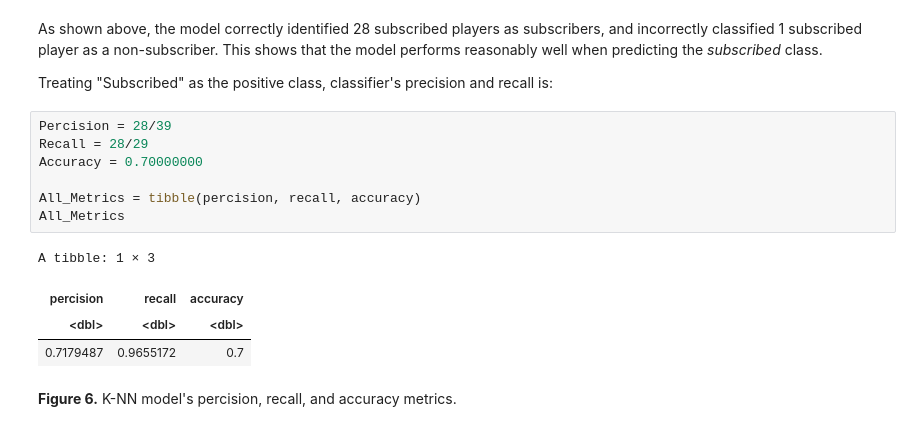
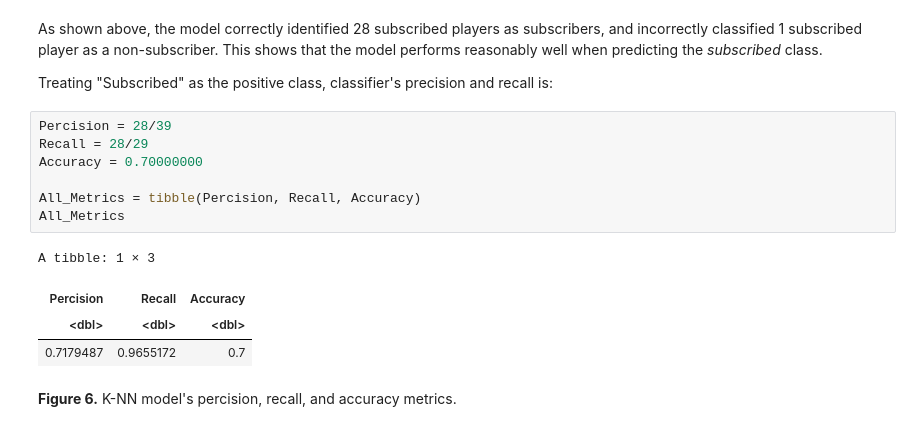
Before and after one commit to Aylin-Ab/dsci100-2025w1-group27, a Jupyter notebook: Group27-Project.ipynb, the cells around one changed output. Drawn from its saved outputs; the diff is of its cells as text.

```diff
--- a/Group27-Project.ipynb
+++ b/Group27-Project.ipynb
@@ -371,13 +377,13 @@ Treating "Subscribed" as the positive class, classifier's precision and recall i
 # %%
 Percision = 28/39
 Recall = 28/29
 Accuracy = 0.70000000
 
-All_Metrics = tibble(percision, recall, accuracy)
+All_Metrics = tibble(Percision, Recall, Accuracy)
 All_Metrics
 # %% [output]
 A tibble: 1 × 3
-| percision | recall | accuracy |
+| Percision | Recall | Accuracy |
 | <dbl> | <dbl> | <dbl> |
 | 0.7179487 | 0.9655172 | 0.7 |
 # %% [markdown]
```
Also changed, not shown: parts of 4 cells of this notebook.
